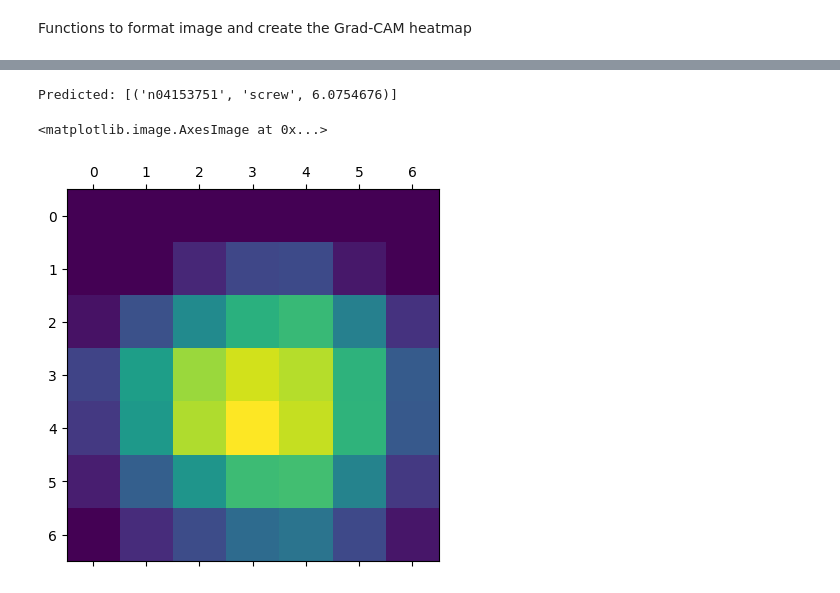
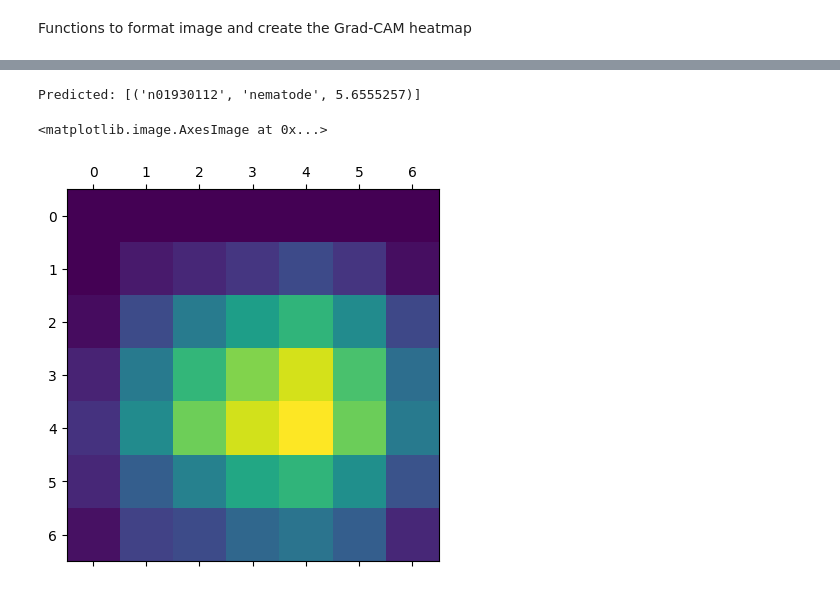
Before and after one commit to rishabh-mondal/brick_klins, a Jupyter notebook: gard_cam.ipynb, the cells around one changed output, grey strips where cells are left out. Cells and saved outputs as stored; diff of their text form; code cells hidden in the pictures.

```diff
--- a/gard_cam.ipynb
+++ b/gard_cam.ipynb
@@ -8,6 +15,6 @@ import matplotlib.cm as cm
 # %%
-img_path = "/home/rishabh_mondal/brick_klins/india_bk/kiln_2 (1).png"
-img_path1 = "/home/rishabh_mondal/brick_klins/68.png"
+img_path = "/home/rishabh_mondal/brick_klins/india_bk/72.png"
+img_path1 = "/home/rishabh_mondal/brick_klins/india_bk/73.png"
 
 display(Image(img_path))
 display(Image(img_path1))
@@ -64,14 +72,14 @@ Predicted: [('n01930112', 'nematode', 6.5061455)]
 # %%
 img_array = preprocess_input(get_img_array(img_path1, size=img_size))
 model.layers[-1].activation = None
 preds = model.predict(img_array)
 print("Predicted:", decode_predictions(preds, top=1)[0])
 heatmap1 = make_gradcam_heatmap(img_array, model, last_conv_layer_name)
-plt.matshow(heatmap)
+plt.matshow(heatmap1)
 # %% [output]
-Predicted: [('n04153751', 'screw', 6.0754676)]
+Predicted: [('n01930112', 'nematode', 5.6555257)]
 <matplotlib.image.AxesImage at 0x...>
-[figure, old version]
+[figure, new version]
 # %%
 def save_and_display_gradcam(img_path, heatmap, cam_path="cam.jpg", alpha=0.4):
     # Load the original image
```
Also changed, not shown: parts of 4 cells of this notebook, 32 other files.
